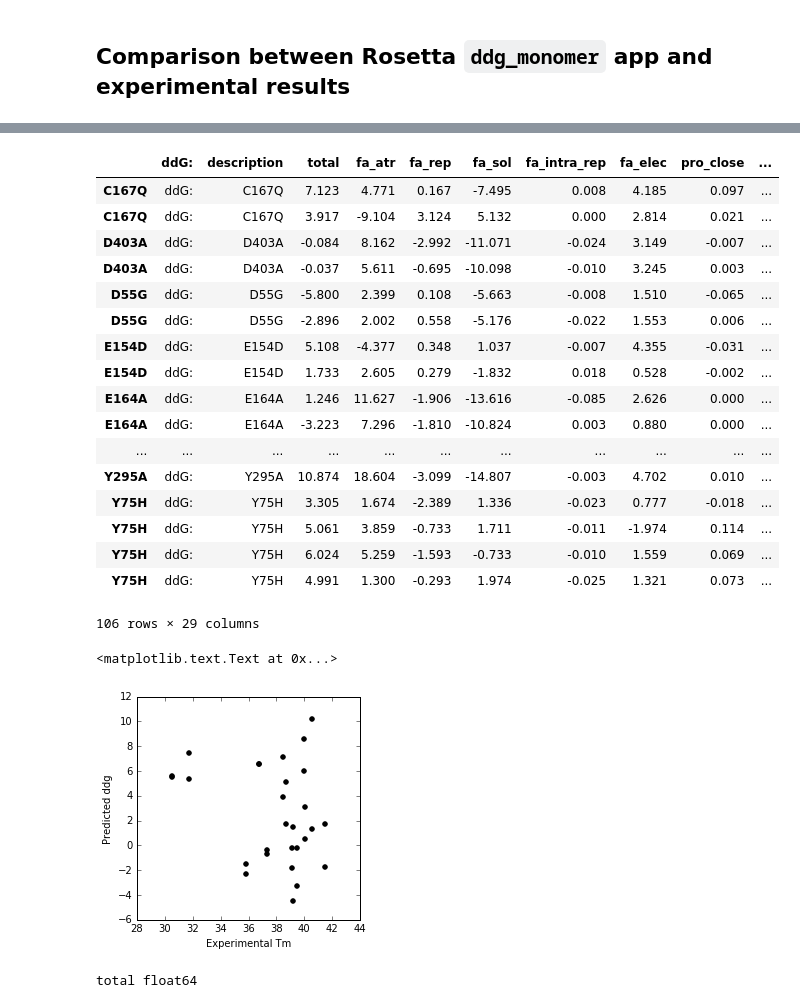
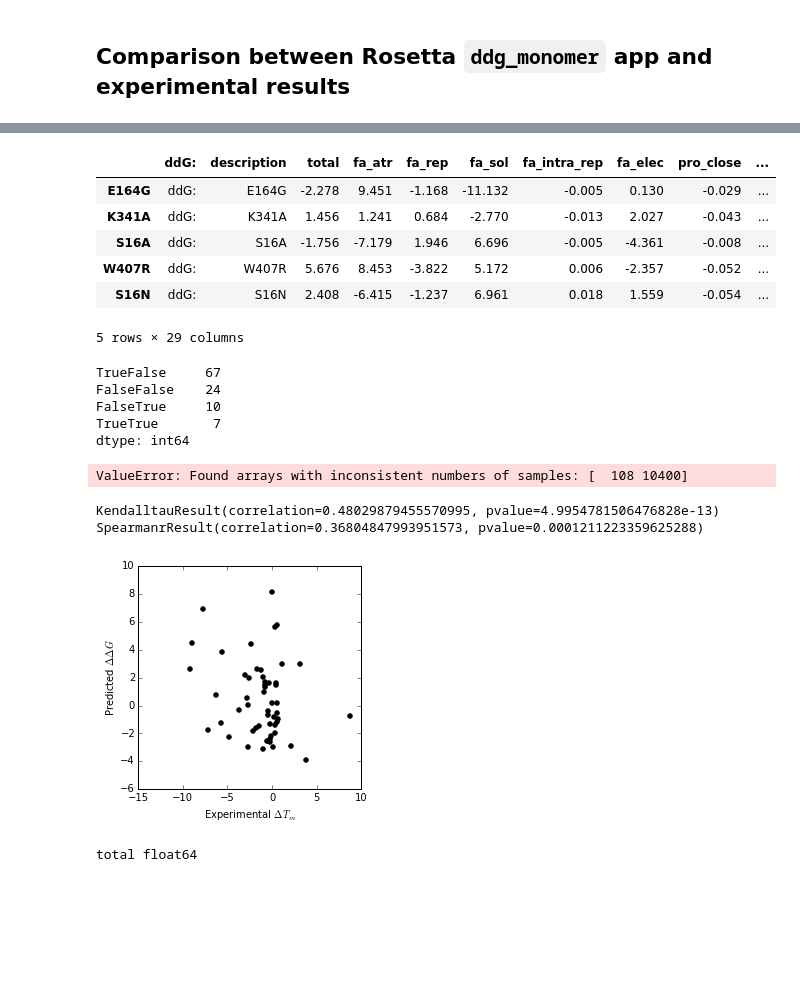
Before and after one commit to dacarlin/bagel-thermostability, a Jupyter notebook: bagel-thermostability.ipynb, the cells around one changed output, grey strips where cells are left out. Drawn from its saved outputs; the diff is of its cells as text; code cells hidden in the pictures; blank space fills up the shorter version.

```diff
--- a/bagel-thermostability.ipynb
+++ b/bagel-thermostability.ipynb
@@ -229,35 +247,68 @@ for ( index, series ) in fits.iterrows():
 preds = pandas.read_csv( 'ddg/readable_output', sep='\s+' )
 preds.index = preds.description.values
 joined = preds.join( fits )
-joined
+joined.sample( 5 )
 # %% [output]
 |  | ddG: | description | total | fa_atr | fa_rep | fa_sol | fa_intra_rep | fa_elec | pro_close | ... |
-| C167Q | ddG: | C167Q | 7.123 | 4.771 | 0.167 | -7.495 | 0.008 | 4.185 | 0.097 | ... |
-| C167Q | ddG: | C167Q | 3.917 | -9.104 | 3.124 | 5.132 | 0.000 | 2.814 | 0.021 | ... |
-| D403A | ddG: | D403A | -0.084 | 8.162 | -2.992 | -11.071 | -0.024 | 3.149 | -0.007 | ... |
-| D403A | ddG: | D403A | -0.037 | 5.611 | -0.695 | -10.098 | -0.010 | 3.245 | 0.003 | ... |
-| D55G | ddG: | D55G | -5.800 | 2.399 | 0.108 | -5.663 | -0.008 | 1.510 | -0.065 | ... |
-| D55G | ddG: | D55G | -2.896 | 2.002 | 0.558 | -5.176 | -0.022 | 1.553 | 0.006 | ... |
-| E154D | ddG: | E154D | 5.108 | -4.377 | 0.348 | 1.037 | -0.007 | 4.355 | -0.031 | ... |
-| E154D | ddG: | E154D | 1.733 | 2.605 | 0.279 | -1.832 | 0.018 | 0.528 | -0.002 | ... |
-| E164A | ddG: | E164A | 1.246 | 11.627 | -1.906 | -13.616 | -0.085 | 2.626 | 0.000 | ... |
-| E164A | ddG: | E164A | -3.223 | 7.296 | -1.810 | -10.824 | 0.003 | 0.880 | 0.000 | ... |
-| ... | ... | ... | ... | ... | ... | ... | ... | ... | ... | ... |
-| Y295A | ddG: | Y295A | 10.874 | 18.604 | -3.099 | -14.807 | -0.003 | 4.702 | 0.010 | ... |
-| Y75H | ddG: | Y75H | 3.305 | 1.674 | -2.389 | 1.336 | -0.023 | 0.777 | -0.018 | ... |
-| Y75H | ddG: | Y75H | 5.061 | 3.859 | -0.733 | 1.711 | -0.011 | -1.974 | 0.114 | ... |
-| Y75H | ddG: | Y75H | 6.024 | 5.259 | -1.593 | -0.733 | -0.010 | 1.559 | 0.069 | ... |
-| Y75H | ddG: | Y75H | 4.991 | 1.300 | -0.293 | 1.974 | -0.025 | 1.321 | 0.073 | ... |
+| E164G | ddG: | E164G | -2.278 | 9.451 | -1.168 | -11.132 | -0.005 | 0.130 | -0.029 | ... |
+| K341A | ddG: | K341A | 1.456 | 1.241 | 0.684 | -2.770 | -0.013 | 2.027 | -0.043 | ... |
+| S16A | ddG: | S16A | -1.756 | -7.179 | 1.946 | 6.696 | -0.005 | -4.361 | -0.008 | ... |
+| W407R | ddG: | W407R | 5.676 | 8.453 | -3.822 | 5.172 | 0.006 | -2.357 | -0.052 | ... |
+| S16N | ddG: | S16N | 2.408 | -6.415 | -1.237 | 6.961 | 0.018 | 1.559 | -0.054 | ... |
-106 rows × 29 columns
+5 rows × 29 columns
+# %%
+joined['delta_tm'] = joined.tm - 39.5
+
+c = []
+
+for name, row in joined.iterrows():
+    print name
+
+joined['b_total'] = totals
+joined['b_tm'] = tms
+joined['classy'] = joined.b_total.astype( str ) + joined.b_tm.astype( str )
+joined.sort( 'classy' )
+joined.classy.value_counts()
+# %% [output]
+TrueFalse     67
+FalseFalse    24
+FalseTrue     10
+TrueTrue       7
+dtype: int64
+# %%
+from sklearn.metrics import roc_curve, auc
+from numpy import random
+from sklearn.preprocessing import normalize
+
+fpr, tpr, threshold = roc_curve( correct, joined.total )
+roc_auc = auc( fpr, tpr )
+
+plt.figure()
+plt.plot(fpr, tpr, label='ROC curve (area = %0.2f)' % roc_auc )
+plt.plot([0, 1], [0, 1], 'k--')
+plt.xlim([0.0, 1.0])
+plt.ylim([0.0, 1.05])
+plt.xlabel('False Positive Rate')
+plt.ylabel('True Positive Rate')
+plt.title('Receiver operating characteristic example')
+plt.legend(loc="lower right")
+plt.show()
+# %% [output]
+ValueError: Found arrays with inconsistent numbers of samples: [  108 10400]
 # %%
 plt.figure( figsize=( 4, 4 ) )
-plt.scatter( joined.tm, joined.total, color='k' )
+plt.scatter( joined.delta_tm, joined.total, color='k' )
 #plt.plot( ( joined.tm.min(), joined.tm.max() ), ( joined.total.max() , joined.total.min() ), color='red', alpha=0.4 ) #perfect correlation
-plt.xlabel( 'Experimental Tm' )
-plt.ylabel( 'Predicted ddg' )
+plt.xlabel( 'Experimental $\Delta T_m$' )
+plt.ylabel( 'Predicted $\Delta \Delta G$' )
+
+from scipy.stats import pearsonr, kendalltau, spearmanr
+print kendalltau( joined.delta_tm.values, joined.total.values )
+print spearmanr( joined.delta_tm.values, joined.total.values )
 # %% [output]
-<matplotlib.text.Text at 0x...>
+KendalltauResult(correlation=0.48029879455570995, pvalue=4.9954781506476828e-13)
+SpearmanrResult(correlation=0.36804847993951573, pvalue=0.0001211223359625288)
-[figure, old version]
+[figure, new version]
 # %%
 for col, dtype in zip( joined.columns, joined.dtypes ):
     if str( dtype ) == 'float64' and str( col ) not in ['tm', 'k']:
```
Also changed, not shown: parts of 9 cells of this notebook, 1 other file.
